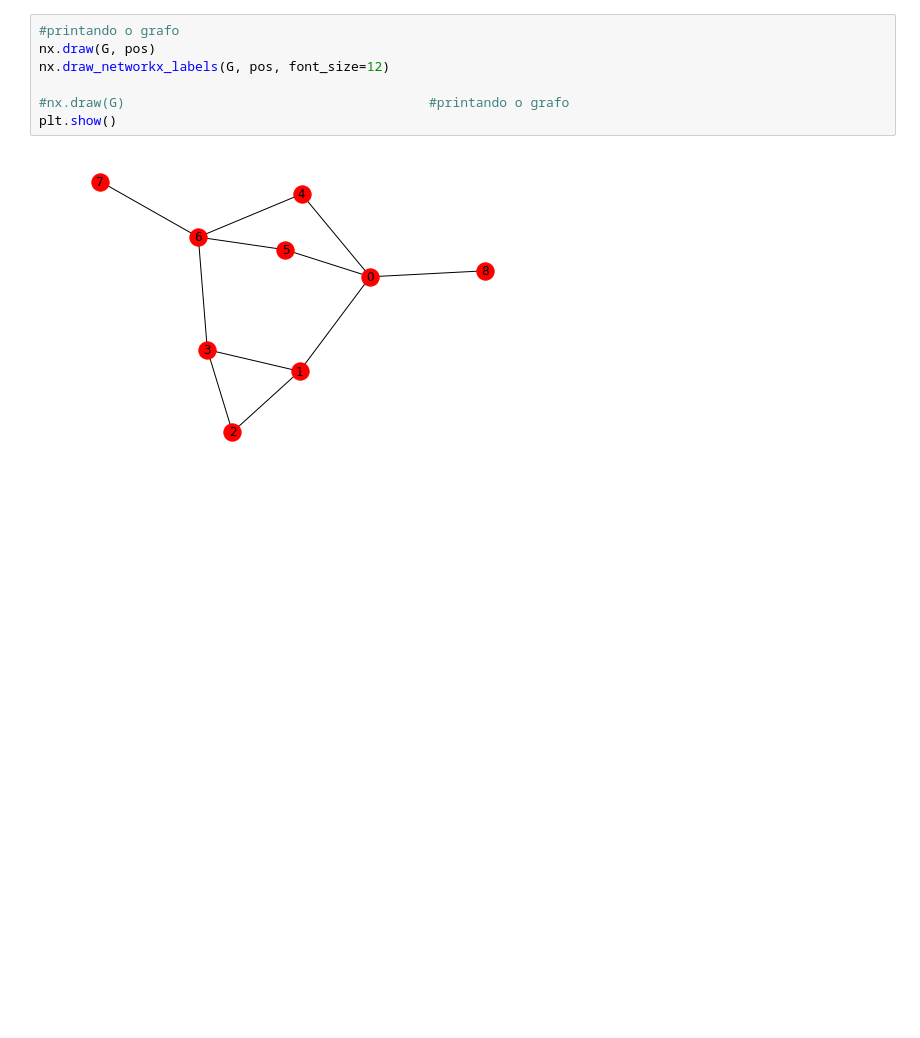
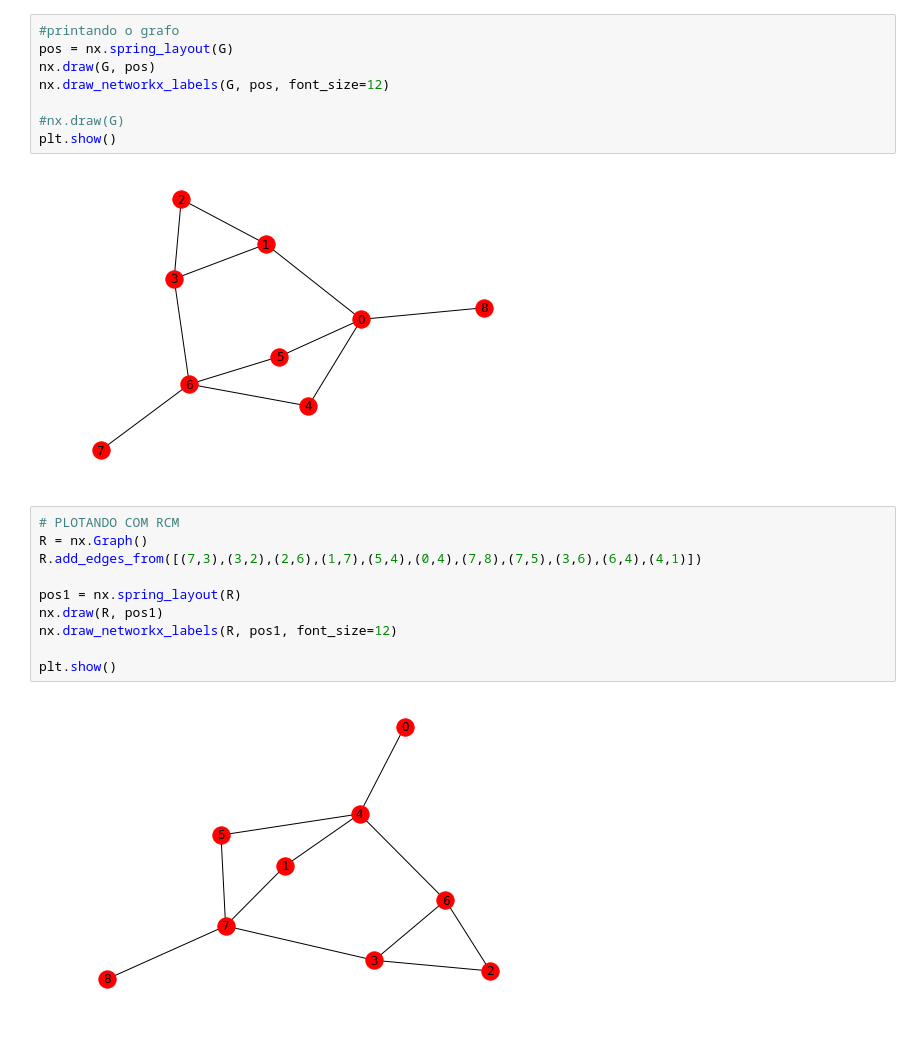
Before and after one commit to MLRG-CEFET-RJ/graph-structured-data, a Jupyter notebook: tutorials/reverse_cuthill_example.ipynb, the cells around one changed output. Drawn from its saved outputs; the diff is of its cells as text; blank space fills up the shorter version.

```diff
--- a/tutorials/reverse_cuthill_example.ipynb
+++ b/tutorials/reverse_cuthill_example.ipynb
@@ -57,9 +56,22 @@ bandwidth: 7
 # %%
 #printando o grafo
+pos = nx.spring_layout(G)
 nx.draw(G, pos)
 nx.draw_networkx_labels(G, pos, font_size=12)
 
-#nx.draw(G)                                       #printando o grafo
+#nx.draw(G)
 plt.show()
 # %% [output]
-[figure, old version]
+[figure, new version]
+# %%
+# PLOTANDO COM RCM
+R = nx.Graph()
+R.add_edges_from([(7,3),(3,2),(2,6),(1,7),(5,4),(0,4),(7,8),(7,5),(3,6),(6,4),(4,1)])
+
+pos1 = nx.spring_layout(R)
+nx.draw(R, pos1)
+nx.draw_networkx_labels(R, pos1, font_size=12)
+
+plt.show()
+# %% [output]
+[figure, added]
```
Also changed, not shown: parts of 5 cells of this notebook.
